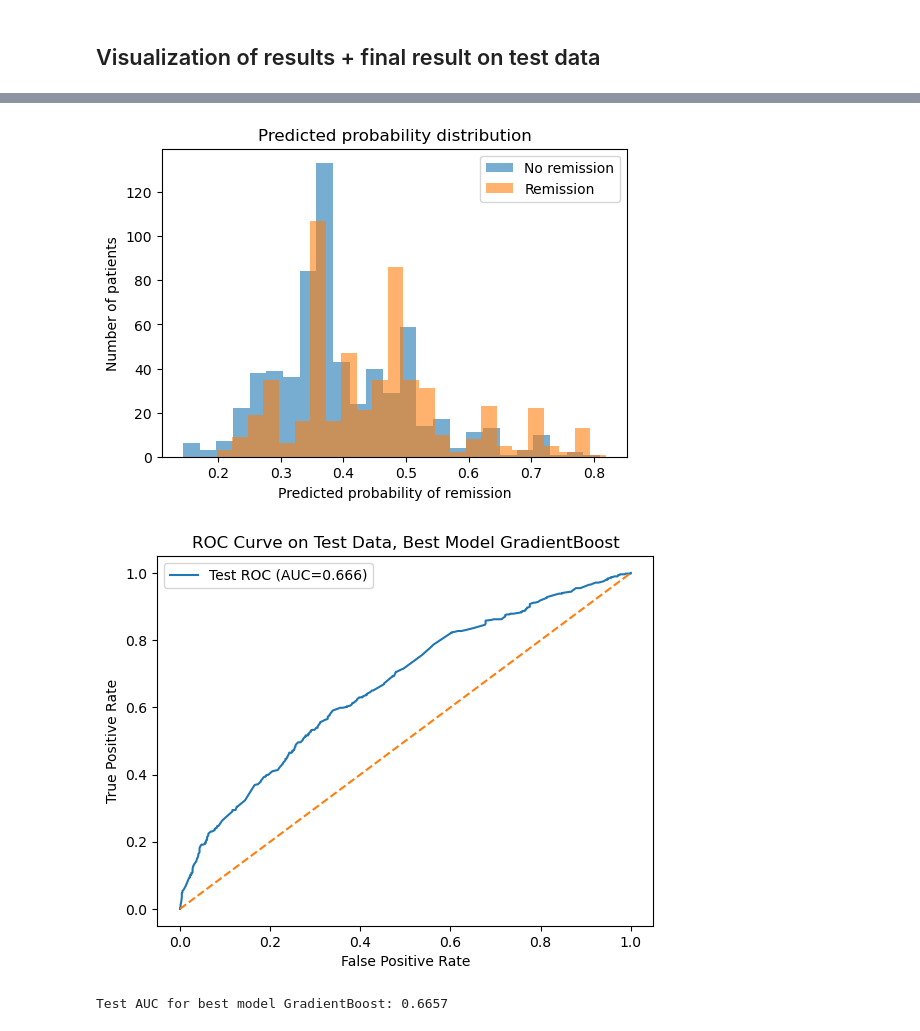
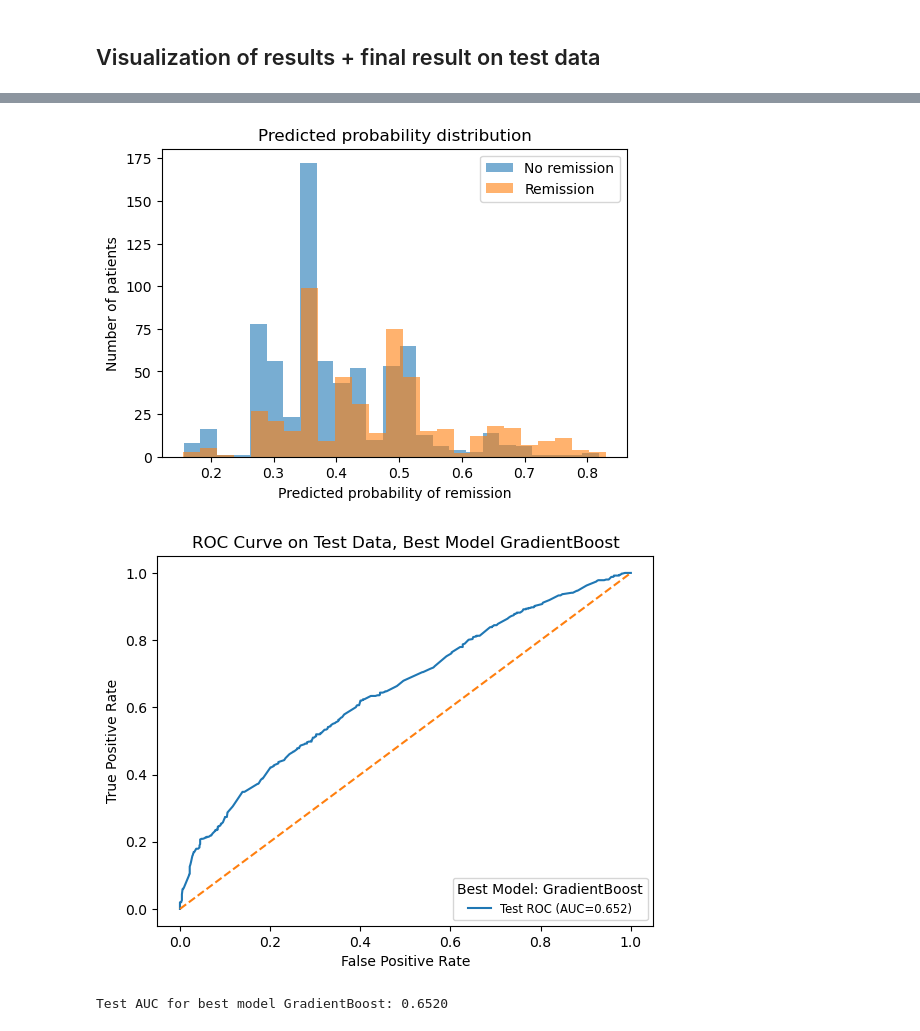
Before and after one commit to sofie-aa/Master-Thesis, a Jupyter notebook: Code/data_processing.ipynb, the cells around one changed output, grey strips where cells are left out. Drawn from its saved outputs; the diff is of its cells as text; code cells hidden in the pictures.

```diff
--- a/Code/data_processing.ipynb
+++ b/Code/data_processing.ipynb
@@ -367,9 +365,9 @@ Involuntary  0.508611  0.491389
 Voluntary    0.585075  0.414925
 # %%
 #Split new dataset into training, validation and testing sets 70/15/15
-X_train, X_valtest, y_train, y_valtest = train_test_split(X_reduced, y, test_size=0.3, random_state=42)
+X_train, X_valtest, y_train, y_valtest = train_test_split(X_reduced, y, test_size=0.3, random_state=42, stratify=y)
 # Further split validation and testing sets
-X_val, X_test, y_val, y_test = train_test_split(X_valtest, y_valtest, test_size=0.5, random_state=42)
+X_val, X_test, y_val, y_test = train_test_split(X_valtest, y_valtest, test_size=0.5, random_state=42, stratify=y_valtest)
 
 #Print shape to see if splits are correct, should be 70/15/15 and total should equal (2000, 7)
 print (f"Training set size: {X_train.shape}, Validation set size: {X_val.shape}, Testing set size: {X_test.shape}")
@@ -594,25 +592,27 @@ plt.legend()
 
 plt.show()
 # %% [output]
-[figure, old version]
+[figure, new version]
 # %%
 probs_test = best_model.predict_proba(X_test)[:,1]
 
 from sklearn.metrics import roc_curve, roc_auc_score
 
 fpr, tpr, _ = roc_curve(y_test, probs_test)
 
 plt.plot(fpr, tpr, label=f"Test ROC (AUC={roc_auc_score(y_test, probs_test):.3f})")
 plt.plot([0,1],[0,1],'--')
 
 plt.xlabel("False Positive Rate")
 plt.ylabel("True Positive Rate")
 plt.title("ROC Curve on Test Data, Best Model " + best_model_name)
-plt.legend()
+#Add legend to show AUC score
+plt.legend( loc="lower right", fontsize="small", title="Best Model: " + best_model_name)
+
 
 plt.show()
 
 print (f"Test AUC for best model {best_model_name}: {roc_auc_score(y_test, probs_test):.4f}")
 # %% [output]
-[figure, old version]
+[figure, new version]
-Test AUC for best model GradientBoost: 0.6657
+Test AUC for best model GradientBoost: 0.6520
```
Also changed, not shown: parts of 10 cells of this notebook, 6 other files.
